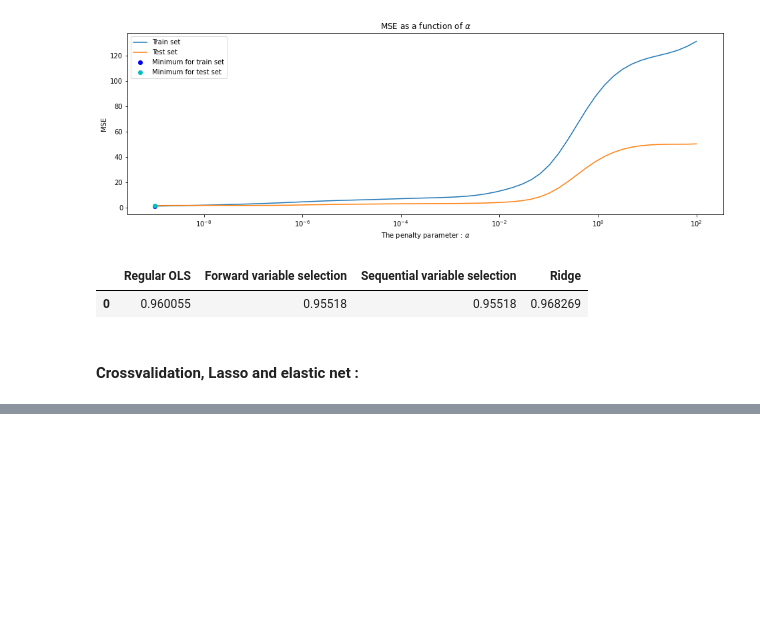
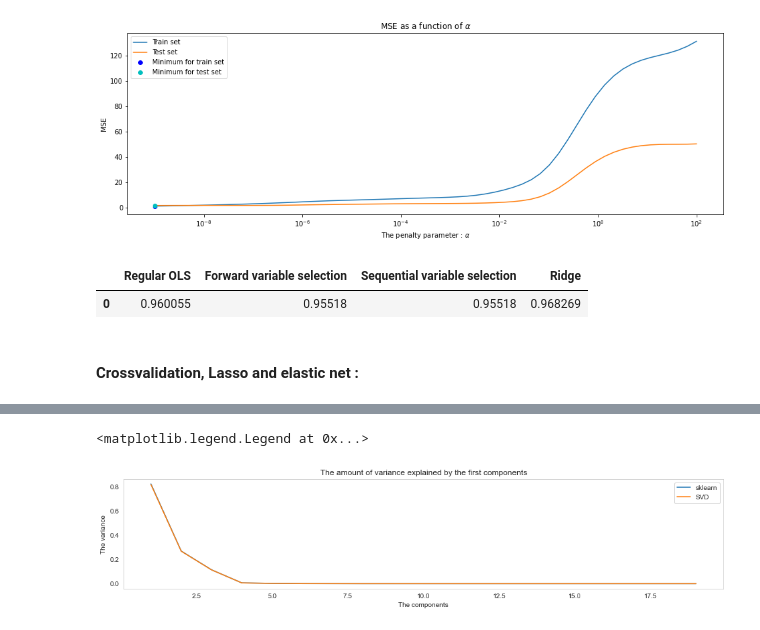
Before and after one commit to hiqbi/linear_regression_project, a Jupyter notebook: TP2/SD-TSIA204_TP2_IQBI_HAMZA.ipynb, the cells around one changed output, grey strips where cells are left out. Saved outputs shown, nothing was run; the diff lists cells and outputs as text; code cells hidden in the pictures; blank space fills up the shorter version.

```diff
--- a/TP2/SD-TSIA204_TP2_IQBI_HAMZA.ipynb
+++ b/TP2/SD-TSIA204_TP2_IQBI_HAMZA.ipynb
@@ -416,0 +416,15 @@ ValueError: cannot reshape array of size 16083 into shape (153,100)
+# %%
+PC = X_train @ U
+fig = plt.figure(figsize=(16,3))
+pca_all = PCA(n_components=p)
+pca_all.fit_transform(X_train)
+
+plt.plot(np.arange(p)[1:20], pca_all.explained_variance_[1:20], label='sklearn')
+plt.plot(np.arange(p)[1:20], np.var(PC, axis=0)[1:20], label='SVD')
+plt.xlabel('The components')
+plt.ylabel('The variance')
+plt.title('The amount of variance explained by the first components')
+plt.legend()
+# %% [output]
+<matplotlib.legend.Legend at 0x...>
+[figure, added]
```
Also changed, not shown: parts of 18 cells of this notebook.
